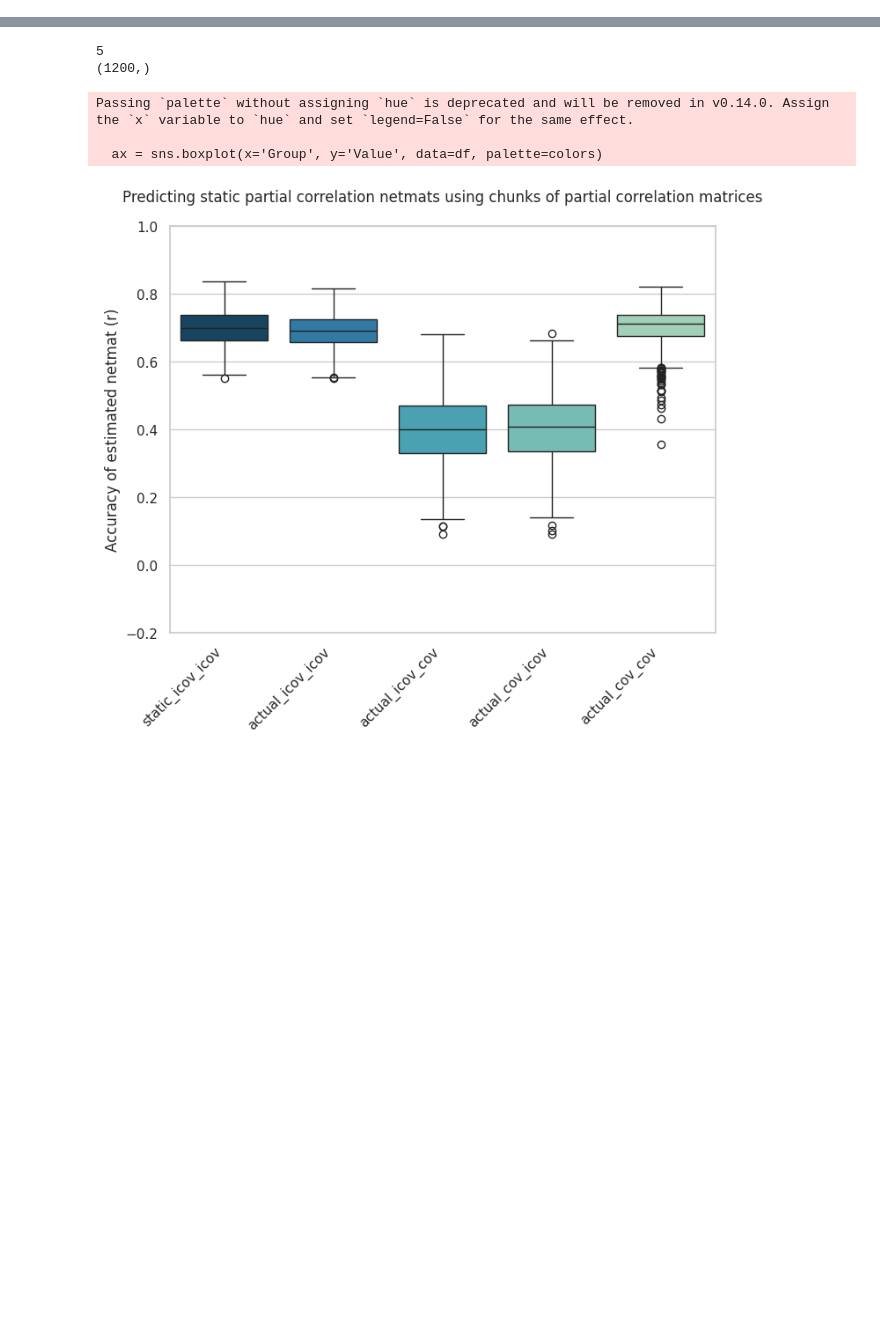
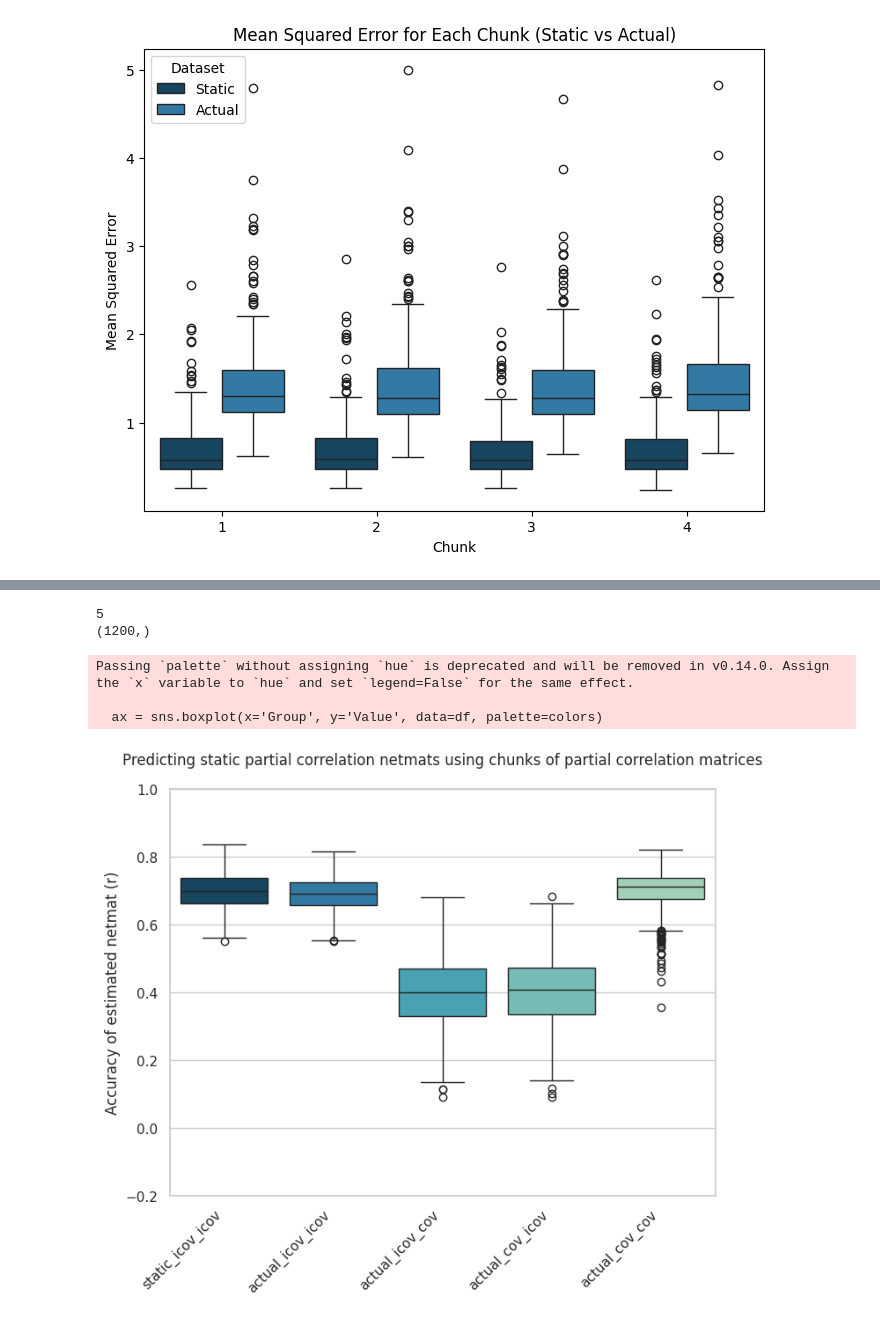
Before and after one commit to bengriffin3/func-conn-predict, a Jupyter notebook: nets_predict/plots/static_analysis.ipynb, the cells around one changed output, grey strips where cells are left out. Saved outputs shown, nothing was run; the diff lists cells and outputs as text; code cells hidden in the pictures; blank space fills up the shorter version.

```diff
--- a/nets_predict/plots/static_analysis.ipynb
+++ b/nets_predict/plots/static_analysis.ipynb
@@ -39,0 +52,19 @@ ground_truth_icov_reshape_mean = np.mean(ground_truth_icov_reshape,axis=0)
+# %%
+import numpy as np
+
+# Get the shapes
+prediction_shape = feature_prediction_dict['static_icov_icov']['predict_y'].shape
+target_shape = ground_truth_icov_reshape.shape
+
+# Initialize an array to store the MSE values
+mse_values = np.zeros((prediction_shape[0], prediction_shape[2]))
+
+# Iterate over each chunk
+for i in range(prediction_shape[0]):
+    # Calculate MSE for each target-prediction pair
+    mse_values[i] = np.mean(np.square(ground_truth_icov_reshape - feature_prediction_dict['static_icov_icov']['predict_y'][i]), axis=0)
+
+# Print the MSE values for each chunk
+for i, mse_chunk in enumerate(mse_values):
+    print(f"Chunk {i+1} MSE values:")
+    print(mse_chunk)
@@ -39,0 +89,58 @@ ground_truth_icov_reshape_mean = np.mean(ground_truth_icov_reshape,axis=0)
+# %%
+import numpy as np
+import seaborn as sns
+import pandas as pd
+import matplotlib.pyplot as plt
+
+# Get the shapes for static_icov_icov and actual_icov_icov
+prediction_shape_static = feature_prediction_dict['static_icov_icov']['predict_y'].shape
+prediction_shape_actual = feature_prediction_dict['actual_icov_icov']['netmats_flatten'].shape
+
+# Initialize arrays to store the MSE values
+mse_values_static = np.zeros((prediction_shape_static[0], prediction_shape_static[2]))
+mse_values_actual = np.zeros((prediction_shape_actual[0], prediction_shape_actual[2]))
+
+# Calculate MSE values for static_icov_icov
+for i in range(prediction_shape_static[0]):
+    mse_values_static[i] = np.mean(np.square(ground_truth_icov_reshape - feature_prediction_dict['static_icov_icov']['predict_y'][i]), axis=0)
+
+# Calculate MSE values for actual_icov_icov
+for i in range(prediction_shape_actual[0]):
+    mse_values_actual[i] = np.mean(np.square(ground_truth_icov_reshape - feature_prediction_dict['actual_icov_icov']['netmats_flatten'][i]), axis=0)
+
+# Create lists to hold MSE values for each chunk for both datasets
+mse_values_list_static = [mse_values_static[i] for i in range(mse_values_static.shape[0])]
+mse_values_list_actual = [mse_values_actual[i] for i in range(mse_values_actual.shape[0])]
+
+# Create dataframes with the MSE data and group names for both datasets
+df_mse_static = pd.DataFrame({'Group': np.repeat(range(1, 5), mse_values_static.shape[1]),
+                              'MSE': np.concatenate(mse_values_list_static),
+                              'Dataset': 'Static'})
+df_mse_actual = pd.DataFrame({'Group': np.repeat(range(1, 5), mse_values_actual.shape[1]),
+                              'MSE': np.concatenate(mse_values_list_actual),
+                              'Dataset': 'Actual'})
+
+# Concatenate the dataframes for both datasets
+df_combined = pd.concat([df_mse_static, df_mse_actual], ignore_index=True)
+
+# Set the colors for the boxplot
+colors = ['#0B486B', '#1f7fb7', '#38adc3', '#6bc6bd']
+
+# Create the grouped boxplot using Seaborn
+plt.figure(figsize=(8, 6))
+ax = sns.boxplot(x='Group', y='MSE', hue='Dataset', data=df_combined, palette=colors)
+
+# Set the x-axis and y-axis labels
+plt.xlabel('Chunk')
+plt.ylabel('Mean Squared Error')
+
+# Set the title
+plt.title("Mean Squared Error for Each Chunk (Static vs Actual)")
+
+# Show the legend
+plt.legend(title='Dataset')
+
+# Show the plot
+plt.show()
+# %% [output]
+[figure, added]
```
Also changed, not shown: parts of 8 cells of this notebook, 9 other files.
